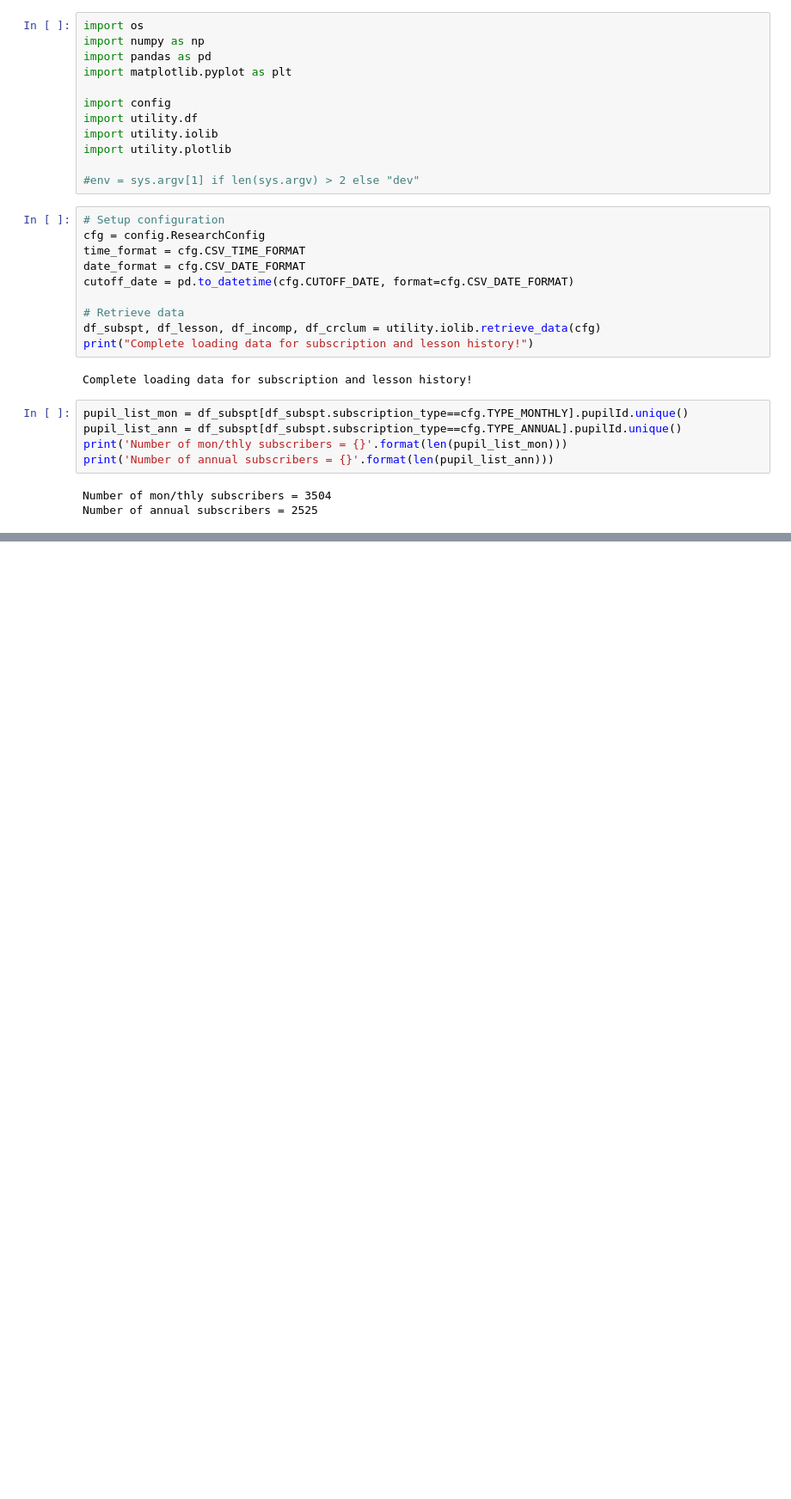
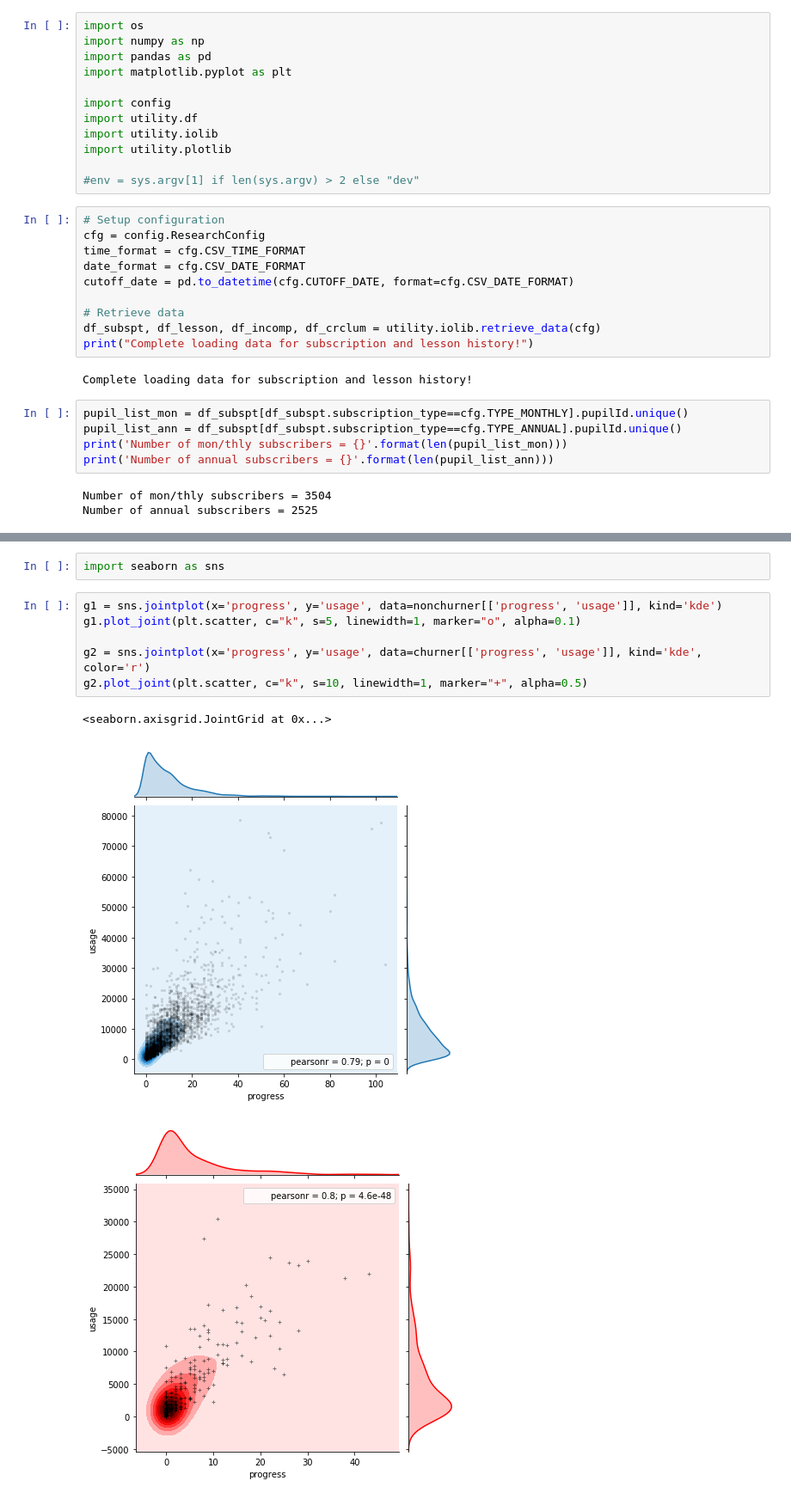
Before and after one commit to vicaws/Whizz, a Jupyter notebook: Code/Churn/Churn/NB_FeatureEngineering.ipynb, the cells around one changed output, grey strips where cells are left out. Shown at 86% size. Saved outputs shown, nothing was run; the diff lists cells and outputs as text; blank space fills up the shorter version.

```diff
--- a/Code/Churn/Churn/NB_FeatureEngineering.ipynb
+++ b/Code/Churn/Churn/NB_FeatureEngineering.ipynb
@@ -61,0 +170,12 @@ array([ 1.,  2.,  3.,  4.,  5.,  6.,  7.,  9., 10., 11., 13.,  8., 12.,
+# %%
+import seaborn as sns
+# %%
+g1 = sns.jointplot(x='progress', y='usage', data=nonchurner[['progress', 'usage']], kind='kde')
+g1.plot_joint(plt.scatter, c="k", s=5, linewidth=1, marker="o", alpha=0.1)
+
+g2 = sns.jointplot(x='progress', y='usage', data=churner[['progress', 'usage']], kind='kde', color='r')
+g2.plot_joint(plt.scatter, c="k", s=10, linewidth=1, marker="+", alpha=0.5)
+# %% [output]
+<seaborn.axisgrid.JointGrid at 0x...>
+[figure, added]
+[figure, added]
```
Also changed, not shown: parts of 13 cells of this notebook, 1 other file.
